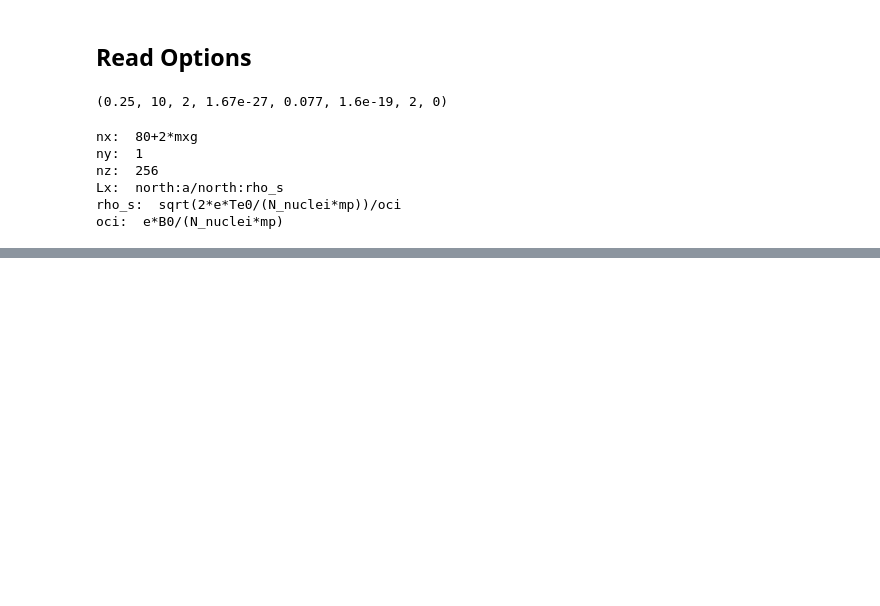
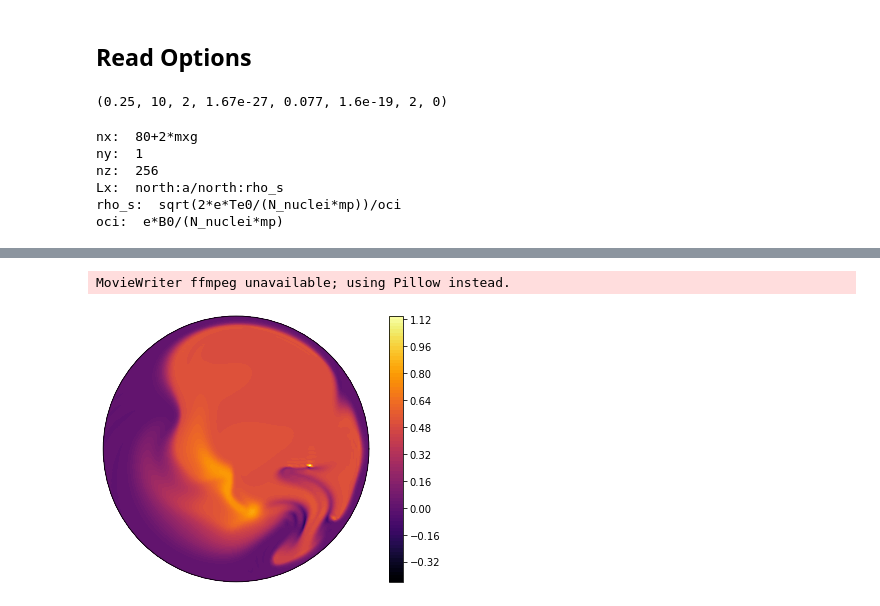
Before and after one commit to runehoejlund/north-simulation, a Jupyter notebook: data_analysis.ipynb, the cells around one changed output, grey strips where cells are left out. Cells and saved outputs as stored; diff of their text form; code cells hidden in the pictures; blank space fills up the shorter version.

```diff
--- a/data_analysis.ipynb
+++ b/data_analysis.ipynb
@@ -161,0 +199,11 @@ MovieWriter ffmpeg unavailable; using Pillow instead.
+# %%
+# Call animate method
+fig, ax = plt.subplots(subplot_kw={'projection': 'polar'})
+
+plt.colorbar(plot_field('T',-1), ax=ax)
+ani = animation.FuncAnimation(fig, animate_T, frames=data['T'].shape[0], interval=100, blit=False)
+ani.save('plots/animation_T.gif', fps = 4)
+plt.show()
+# %% [output]
+MovieWriter ffmpeg unavailable; using Pillow instead.
+[figure, added]
```
Also changed, not shown: parts of 11 cells of this notebook.
